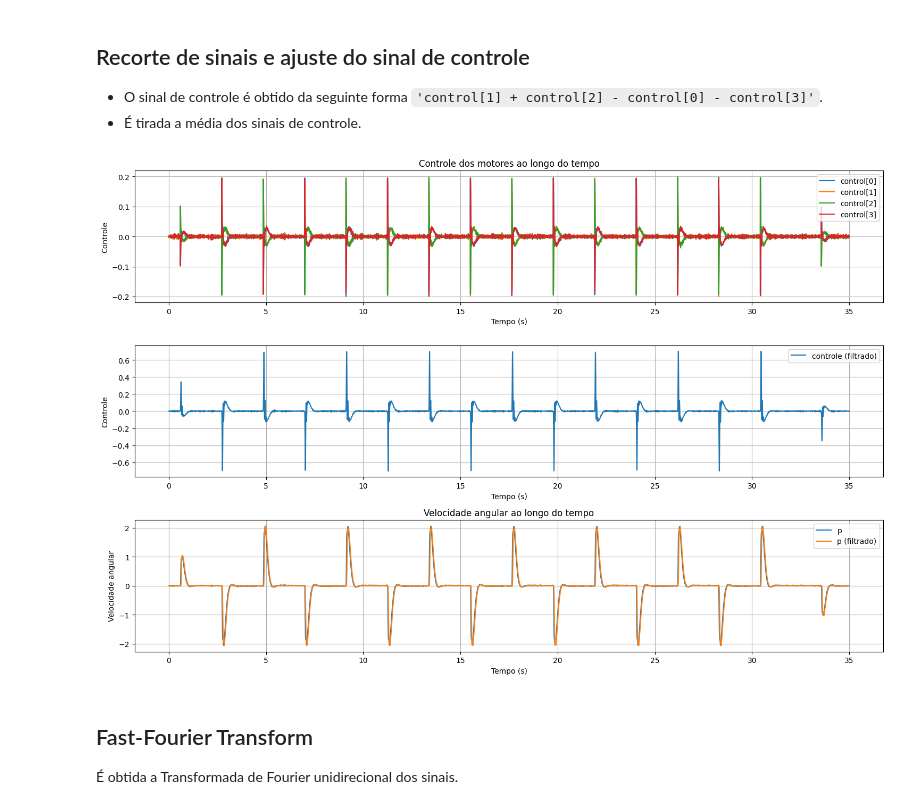
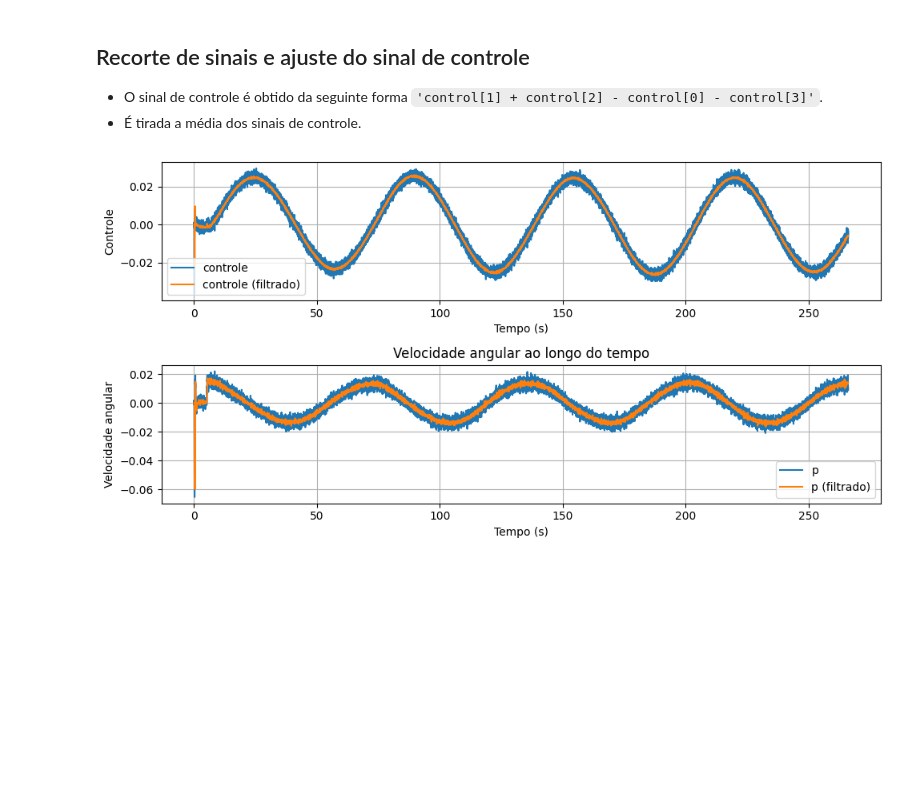
Before and after one commit to dferruzzo/mavsdk-python, a Jupyter notebook: p_rate_analise_resp_em_freq_sins.ipynb, the cells around one changed output. Saved outputs shown, nothing was run; the diff lists cells and outputs as text; code cells hidden in the pictures; blank space fills up the shorter version.

Commit message:
pure sins for low freq.

```diff
--- a/p_rate_analise_resp_em_freq_sins.ipynb
+++ b/p_rate_analise_resp_em_freq_sins.ipynb
@@ -188,9 +182,8 @@ plt.show()
 # %%
-
-
 # Recortando os dados para análise
-t0_clip = 21.5
-t1_clip = 56.5 #t0_clip + 15.0
+t0_clip = offboard_up_time
+t1_clip = offboard_down_time
+t_controle = timestamps_c0
 #
 t_cont_clipped = t_controle[(t_controle >= t0_clip) & (t_controle <= t1_clip)] - t0_clip   # Recortando o vetor de tempo
 controle0_clipped = control0[(t_controle >= t0_clip) & (t_controle <= t1_clip)] - np.mean(control0[(t_controle >= t0_clip) & (t_controle <= t1_clip)]) # Recortando o vetor de controle
@@ -200,13 +193,15 @@ controle3_clipped = control3[(t_controle >= t0_clip) & (t_controle <= t1_clip)]
 #
 controle_clipped = controle1_clipped + controle2_clipped - controle0_clipped - controle3_clipped
 # recortando as taxas de rotação
+
+t_taxas = timestamps_vav0
 t_taxas_clipped = t_taxas[(t_taxas >= t0_clip) & (t_taxas <= t1_clip)] - t0_clip   # Recortando o vetor de tempo
 vav0_clipped = vav0[(t_taxas >= t0_clip) & (t_taxas <= t1_clip)]  # Recortando as taxas de rotação
 vav1_clipped = vav1[(t_taxas >= t0_clip) & (t_taxas <= t1_clip)]  # Recortando as taxas de rotação
 vav2_clipped = vav2[(t_taxas >= t0_clip) & (t_taxas <= t1_clip)]  # Recortando as taxas de rotação
 # %%
 # Filtrando os sinais
-cutoff_freq = 20.0 # Hz
+cutoff_freq = 5.0 # Hz
 controle0_clipped_filt = butter_lowpass_filter(controle0_clipped, cutoff_freq, 1/dt_controle, order=5)
 controle1_clipped_filt = butter_lowpass_filter(controle1_clipped, cutoff_freq, 1/dt_controle, order=5)
 controle2_clipped_filt = butter_lowpass_filter(controle2_clipped, cutoff_freq, 1/dt_controle, order=5)
@@ -217,43 +212,26 @@ controle_clipped_filtered = controle1_clipped_filt + controle2_clipped_filt - co
 vav0_clipped_filtered = butter_lowpass_filter(vav0_clipped, cutoff_freq, 1/dt_taxas, order=5)
 # %%
 # Plotando os dados recortados
-fig, (ax1, ax2, ax3) = plt.subplots(3, 1, figsize=(15, 10))
+fig, (ax1, ax2) = plt.subplots(2, 1, figsize=(10, 5))
 #
-ax1.plot(t_cont_clipped, controle0_clipped, label='control[0]')
-ax1.plot(t_cont_clipped, controle1_clipped, label='control[1]')
-ax1.plot(t_cont_clipped, controle2_clipped, label='control[2]')
-ax1.plot(t_cont_clipped, controle3_clipped, label='control[3]')
+ax1.plot(t_cont_clipped, controle_clipped, label='controle')
+ax1.plot(t_cont_clipped, controle_clipped_filtered, label='controle (filtrado)')
 ax1.set_xlabel('Tempo (s)')
 ax1.set_ylabel('Controle')
-ax1.set_title('Controle dos motores ao longo do tempo')
 ax1.legend()
-#ax1.set_ylim(-0.001, 0.001)
 ax1.grid()
 #
-#ax2.plot(t_cont_clipped, controle0_clipped_filt, label='control[0] (filtrado)')
-#ax2.plot(t_cont_clipped, controle1_clipped_filt, label='control[1] (filtrado)')
-#ax2.plot(t_cont_clipped, controle2_clipped_filt, label='control[2] (filtrado)')
-#ax2.plot(t_cont_clipped, controle3_clipped_filt, label='control[3] (filtrado)')
-ax2.plot(t_cont_clipped, controle_clipped_filtered, label='controle (filtrado)')
+ax2.plot(t_taxas_clipped, vav0_clipped, label='p')
+ax2.plot(t_taxas_clipped, vav0_clipped_filtered, label='p (filtrado)')
+#ax3.plot(t_taxas_clipped, vav1_clipped, label='q')
+#ax3.plot(t_taxas_clipped, vav2_clipped, label='r')
 ax2.set_xlabel('Tempo (s)')
-ax2.set_ylabel('Controle')
+ax2.set_ylabel('Velocidade angular')
+ax2.set_title('Velocidade angular ao longo do tempo')
 ax2.legend()
 ax2.grid()
 #
-ax3.plot(t_taxas_clipped, vav0_clipped, label='p')
-ax3.plot(t_taxas_clipped, vav0_clipped_filtered, label='p (filtrado)')
-#ax3.plot(t_taxas_clipped, vav1_clipped, label='q')
-#ax3.plot(t_taxas_clipped, vav2_clipped, label='r')
-ax3.set_xlabel('Tempo (s)')
-ax3.set_ylabel('Velocidade angular')
-ax3.set_title('Velocidade angular ao longo do tempo')
-ax3.legend()
-ax3.grid()
-#
 plt.tight_layout()
 plt.show()
 # %% [output]
-[figure, old version]
+[figure, new version]
-# %% [markdown]
-## Fast-Fourier Transform
-É obtida a Transformada de Fourier unidirecional dos sinais.
```
Also changed, not shown: parts of 17 cells of this notebook, 9 other files.
